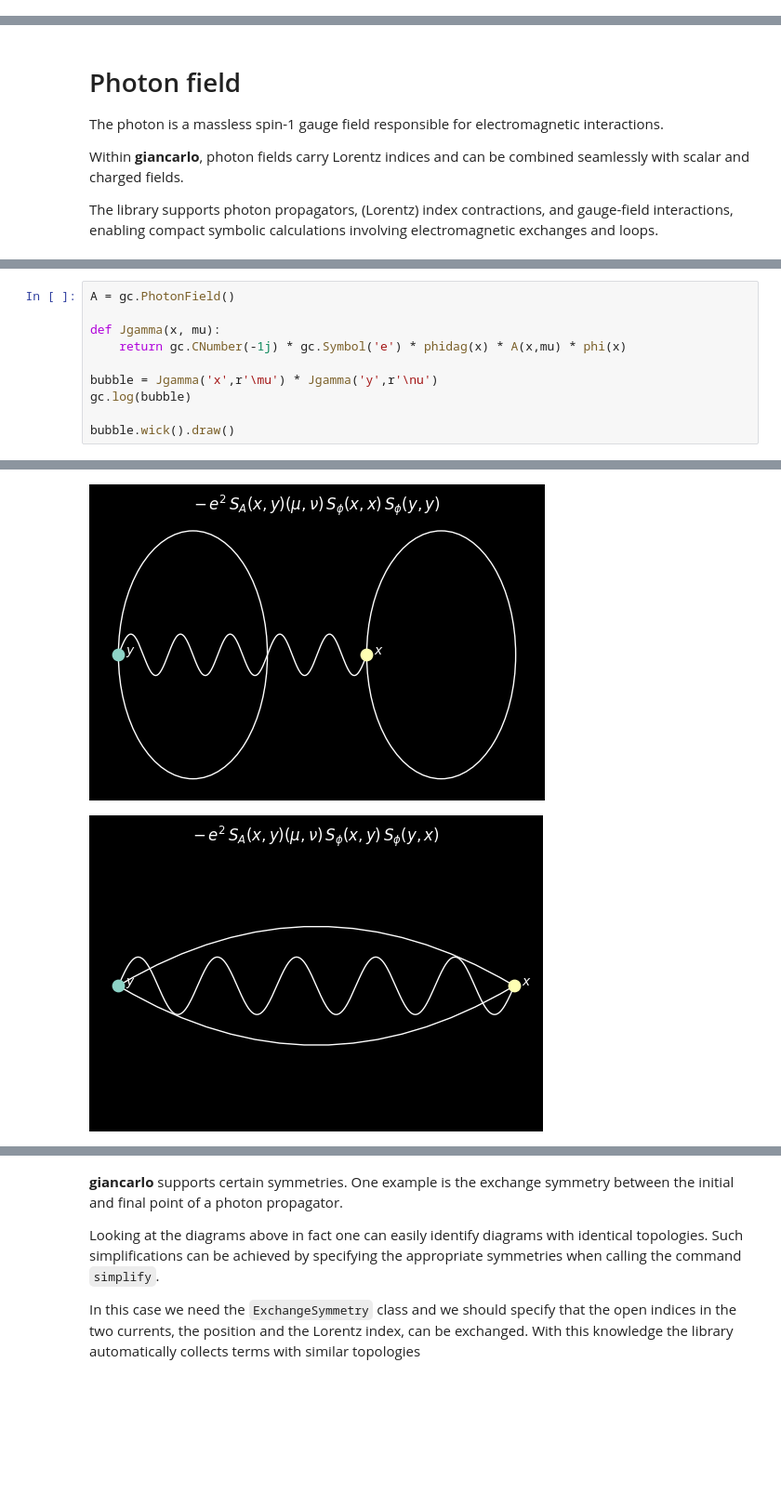
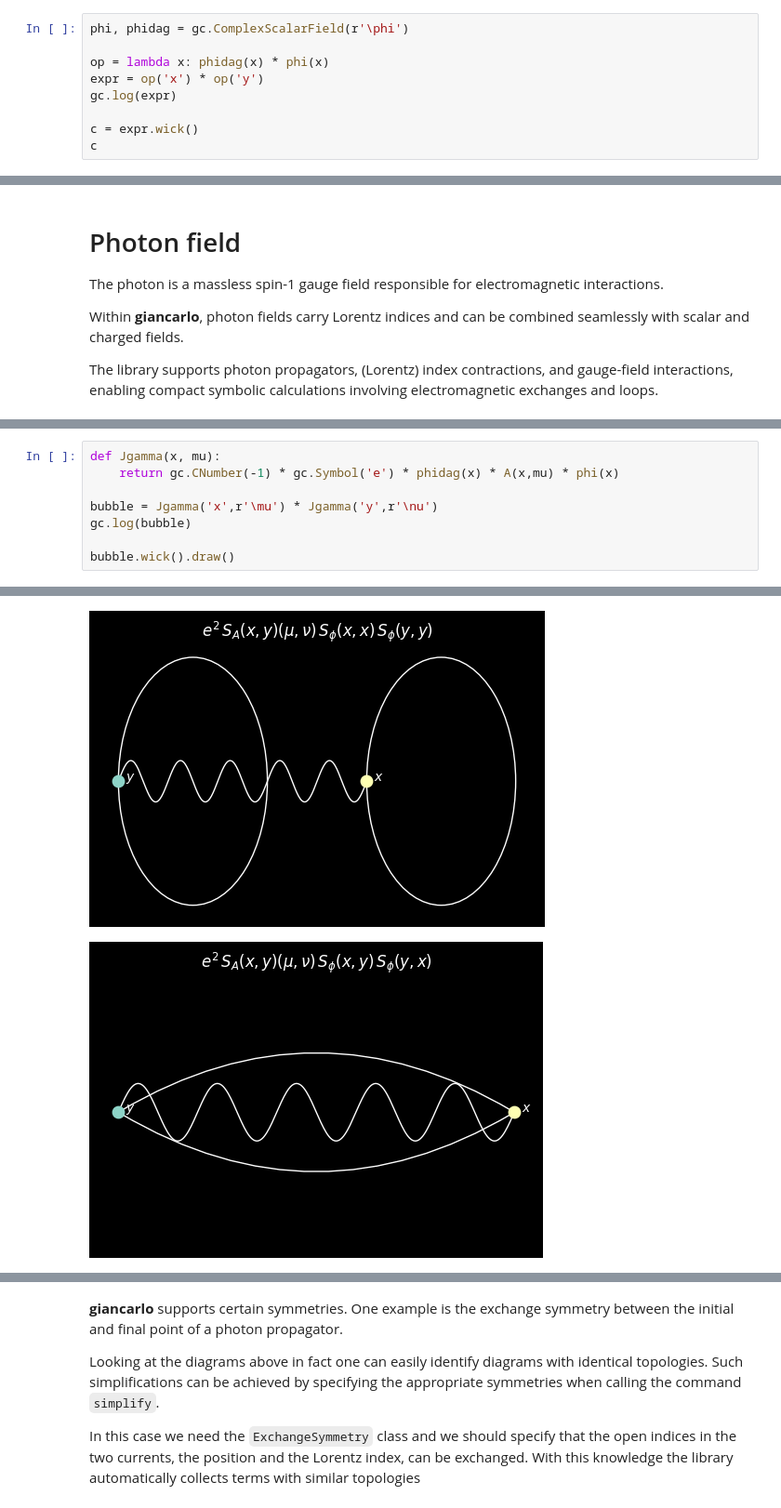
Before and after one commit to mbruno46/giancarlo, a Jupyter notebook: tutorials/basics.ipynb, the cells around one changed output, grey strips where cells are left out. Shown at 93% size. Saved outputs shown, nothing was run; the diff lists cells and outputs as text; blank space fills up the shorter version.

Commit message:
improved real vs complex fields; fixed wrong sign in some wick contractions involving fermions+bosons

```diff
--- a/tutorials/basics.ipynb
+++ b/tutorials/basics.ipynb
@@ -24,0 +27,9 @@ $( +S_\phi(x, x)\,S_\phi(y, y)+S_\phi(x, y)\,S_\phi(y, x) )$
+# %%
+phi, phidag = gc.ComplexScalarField(r'\phi')
+
+op = lambda x: phidag(x) * phi(x)
+expr = op('x') * op('y')
+gc.log(expr)
+
+c = expr.wick()
+c
@@ -73,8 +96,6 @@ Correlation functions with several insertions of the scalar QED vertex are const
 # %%
-A = gc.PhotonField()
-
 def Jgamma(x, mu):
-    return gc.CNumber(-1j) * gc.Symbol('e') * phidag(x) * A(x,mu) * phi(x)
+    return gc.CNumber(-1) * gc.Symbol('e') * phidag(x) * A(x,mu) * phi(x)
 
 bubble = Jgamma('x',r'\mu') * Jgamma('y',r'\nu')
 gc.log(bubble)
@@ -85,2 +106,2 @@ $\displaystyle [\text{giancarlo}] : ( -1.0\,e^2\,{\phi}^\dagger(x)\,A(x, \mu)\,\
-[figure, old version]
+[figure, new version]
-[figure, old version]
+[figure, new version]
```
Also changed, not shown: parts of 12 cells of this notebook, 6 other files.
